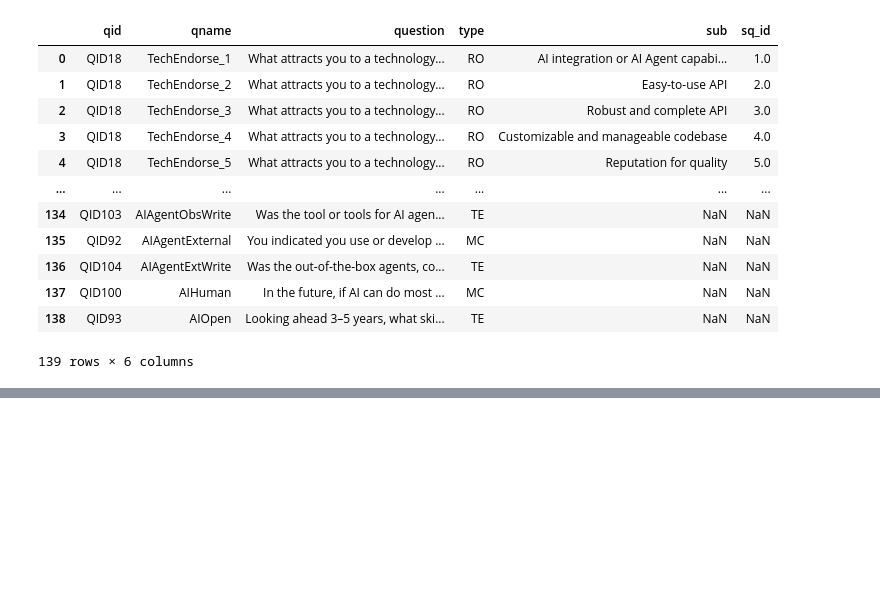
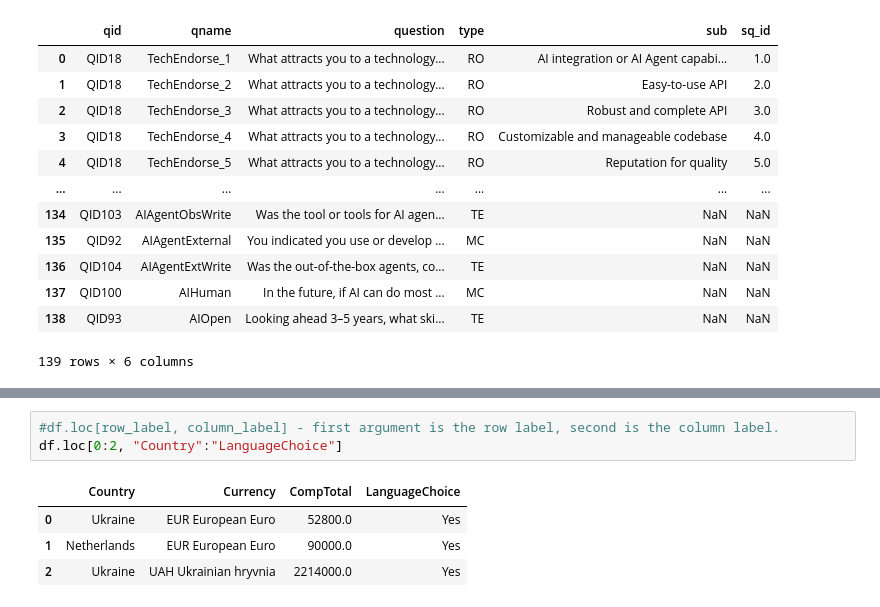
Before and after one commit to medeiroscaio/ml-estudos, a Jupyter notebook: pandas/pandas.ipynb, the cells around one changed output, grey strips where cells are left out. Saved outputs shown, nothing was run; the diff lists cells and outputs as text; blank space fills up the shorter version.

```diff
--- a/pandas/pandas.ipynb
+++ b/pandas/pandas.ipynb
@@ -80,0 +212,8 @@ schema_df
+# %%
+#df.loc[row_label, column_label] - first argument is the row label, second is the column label.
+df.loc[0:2, "Country":"LanguageChoice"]
+# %% [output]
+|  | Country | Currency | CompTotal | LanguageChoice |
+| 0 | Ukraine | EUR European Euro | 52800.0 | Yes |
+| 1 | Netherlands | EUR European Euro | 90000.0 | Yes |
+| 2 | Ukraine | UAH Ukrainian hryvnia | 2214000.0 | Yes |
```
Also changed, not shown: parts of 16 cells of this notebook.
